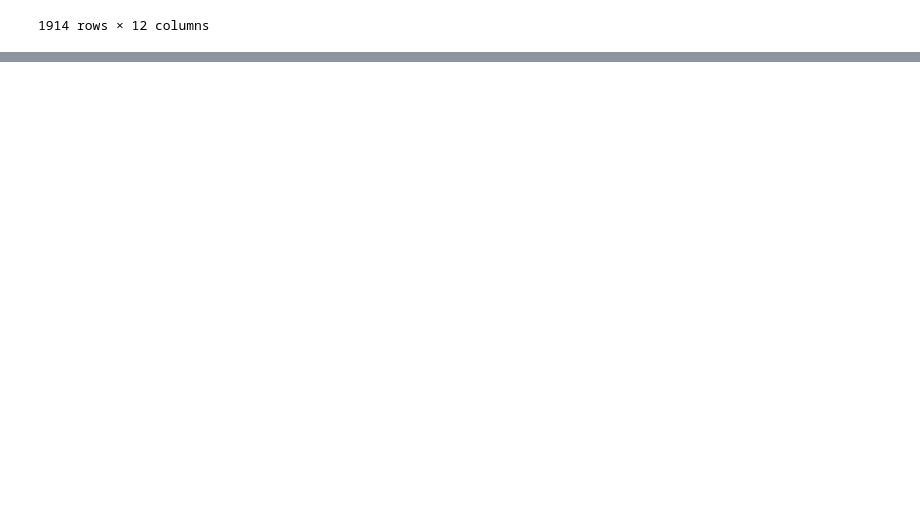
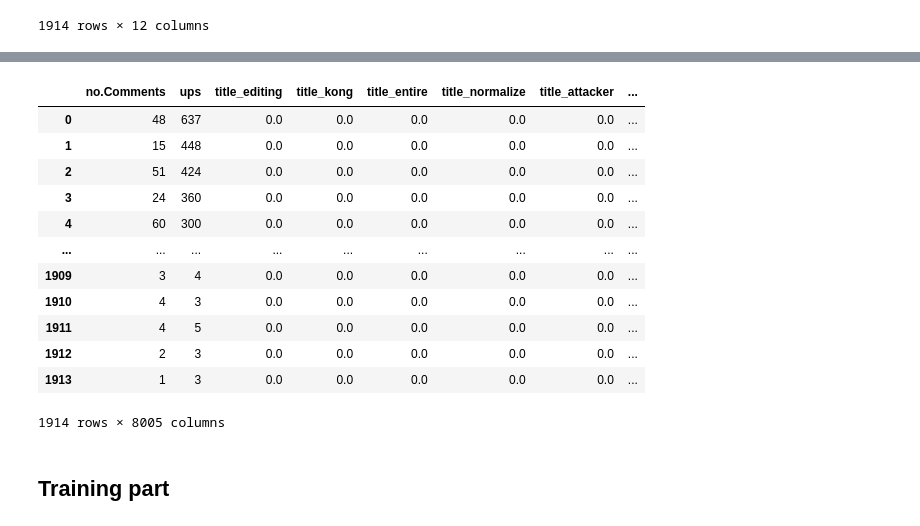
Before and after one commit to CXwudi/csi5137c-project, a Jupyter notebook: src/main_training.ipynb, the cells around one changed output, grey strips where cells are left out. Drawn from its saved outputs; the diff is of its cells as text; code cells hidden in the pictures; blank space fills up the shorter version.

Commit message:
yeaaah, finished all preprocessing part

```diff
--- a/src/main_training.ipynb
+++ b/src/main_training.ipynb
@@ -59,0 +125,19 @@ we will have 3 separate BoW, each for "title", "selftext", and "comments"
+# %%
+trainable_dataset = pd.concat([trainable_dataset, tokenized_dataset["tag"]], axis=1)
+trainable_dataset
+# %% [output]
+|  | no.Comments | ups | title_editing | title_kong | title_entire | title_normalize | title_attacker | ... |
+| 0 | 48 | 637 | 0.0 | 0.0 | 0.0 | 0.0 | 0.0 | ... |
+| 1 | 15 | 448 | 0.0 | 0.0 | 0.0 | 0.0 | 0.0 | ... |
+| 2 | 51 | 424 | 0.0 | 0.0 | 0.0 | 0.0 | 0.0 | ... |
+| 3 | 24 | 360 | 0.0 | 0.0 | 0.0 | 0.0 | 0.0 | ... |
+| 4 | 60 | 300 | 0.0 | 0.0 | 0.0 | 0.0 | 0.0 | ... |
+| ... | ... | ... | ... | ... | ... | ... | ... | ... |
+| 1909 | 3 | 4 | 0.0 | 0.0 | 0.0 | 0.0 | 0.0 | ... |
+| 1910 | 4 | 3 | 0.0 | 0.0 | 0.0 | 0.0 | 0.0 | ... |
+| 1911 | 4 | 5 | 0.0 | 0.0 | 0.0 | 0.0 | 0.0 | ... |
+| 1912 | 2 | 3 | 0.0 | 0.0 | 0.0 | 0.0 | 0.0 | ... |
+| 1913 | 1 | 3 | 0.0 | 0.0 | 0.0 | 0.0 | 0.0 | ... |
+1914 rows × 8005 columns
+# %% [markdown]
+## Training part
```
Also changed, not shown: parts of 6 cells of this notebook, 2 other files.
